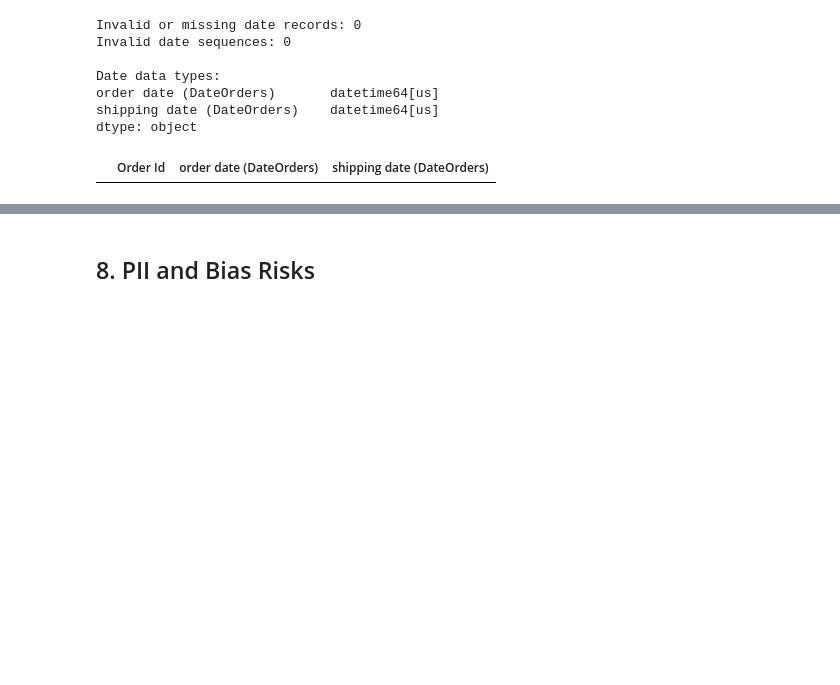
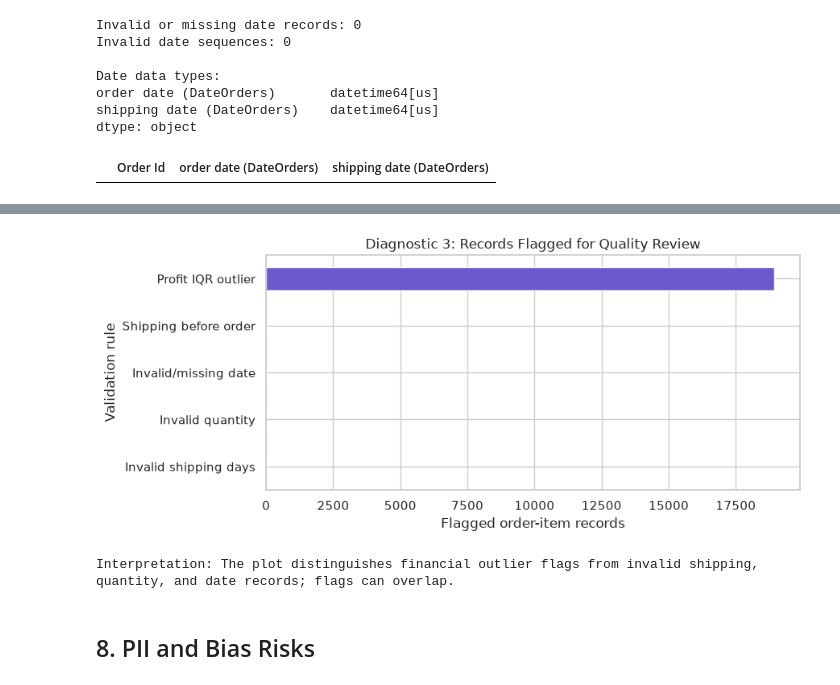
Before and after one commit to a214086-hash/Logistics-Supply-Chain-Data-Profiling, a Jupyter notebook: notebooks/data_profiling.ipynb, the cells around one changed output, grey strips where cells are left out. Saved outputs shown, nothing was run; the diff lists cells and outputs as text; code cells hidden in the pictures; blank space fills up the shorter version.

```diff
--- a/notebooks/data_profiling.ipynb
+++ b/notebooks/data_profiling.ipynb
@@ -478,3 +421,21 @@ plt.show()
+# %%
+flag_counts = pd.Series({
+    "Profit IQR outlier": int(df_clean["profit_outlier"].sum()),
+    "Invalid shipping days": int(df_clean["invalid_shipping_days"].sum()),
+    "Invalid quantity": int(df_clean["invalid_quantity"].sum()),
+    "Invalid/missing date": int(df_clean["invalid_date_format"].sum()),
+    "Shipping before order": int(df_clean["invalid_date_sequence"].sum()),
+})
+ax = flag_counts.sort_values().plot(kind="barh", figsize=(9, 4), color="slateblue")
+ax.set_title("Diagnostic 3: Records Flagged for Quality Review")
+ax.set_xlabel("Flagged order-item records")
+ax.set_ylabel("Validation rule")
+plt.tight_layout()
+plt.show()
+print("Interpretation: The plot distinguishes financial outlier flags from invalid shipping, quantity, and date records; flags can overlap.")
+# %% [output]
+[figure, added]
+Interpretation: The plot distinguishes financial outlier flags from invalid shipping, quantity, and date records; flags can overlap.
 # %% [markdown]
 ## 8. PII and Bias Risks
 # %%
```
Also changed, not shown: parts of 34 cells of this notebook.
